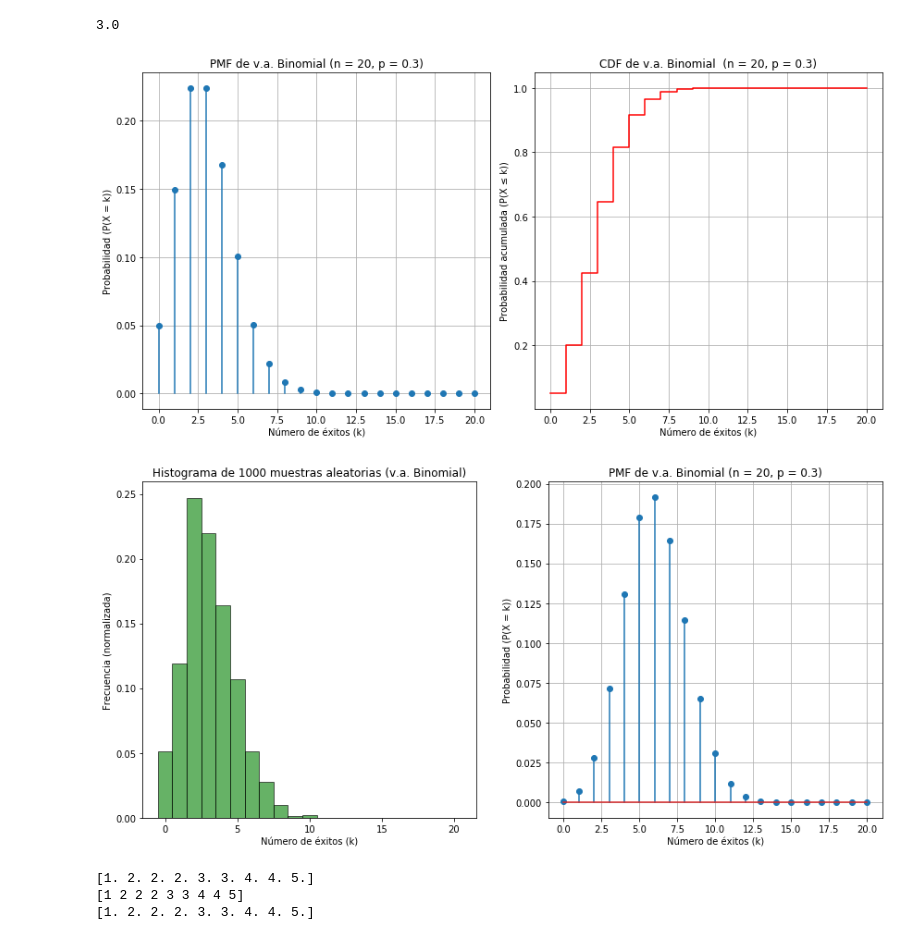
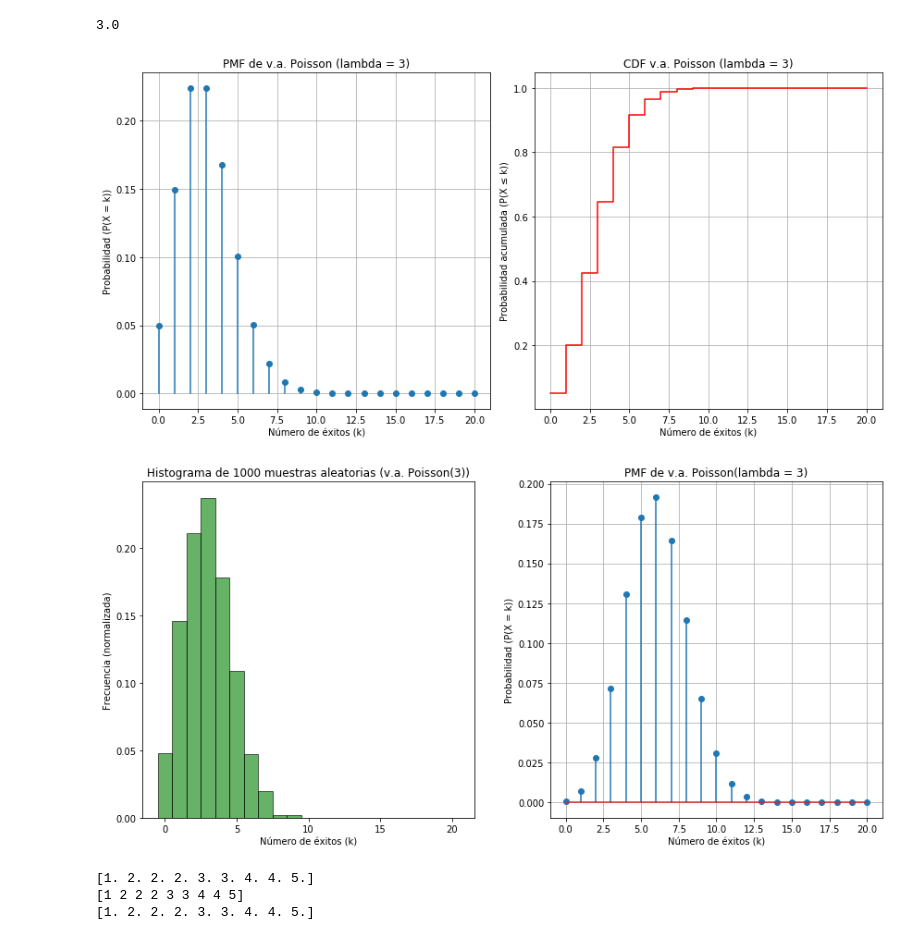
Before and after one commit to JMALMIRA/statistics, a Jupyter notebook: Semana 8 Modelos de Probabilidad.ipynb, the cells around one changed output. Cells and saved outputs as stored; diff of their text form; code cells hidden in the pictures.

```diff
--- a/Semana 8 Modelos de Probabilidad.ipynb
+++ b/Semana 8 Modelos de Probabilidad.ipynb
@@ -365,7 +365,7 @@ plt.figure(figsize=(12, 6))
 # Plot FMP
 plt.subplot(1, 2, 1)
 plt.stem(k_values, pmf_values, basefmt=" ")
-plt.title(f"PMF de v.a. Binomial (n = {n}, p = {p})")
+plt.title(f"PMF de v.a. Poisson (lambda = {3})")
 plt.xlabel("Número de éxitos (k)")
 plt.ylabel("Probabilidad (P(X = k))")
 plt.grid(True)
@@ -373,7 +373,7 @@ plt.grid(True)
 # Plot FDA
 plt.subplot(1, 2, 2)
 plt.step(k_values, cdf_values, where='post', color='r', linestyle='-')
-plt.title(f"CDF de v.a. Binomial  (n = {n}, p = {p})")
+plt.title(f"CDF v.a. Poisson (lambda = {3})")
 plt.xlabel("Número de éxitos (k)")
 plt.ylabel("Probabilidad acumulada (P(X ≤ k))")
 plt.grid(True)
@@ -382,41 +382,41 @@ plt.grid(True)
 plt.tight_layout()
 plt.show()
 # %% [output]
-[figure, old version]
+[figure, new version]
 # %%
 # Generar muestras aleatorias
 size=1000
 samples = X.rvs(size)
-
+n=20
 
 # Evaluar las FMP y FDA para cada muestra
 pmf_values = X.pmf(samples)
 cdf_values = X.cdf(samples)
 
 
 
 # Representar el histograma de las muestras
 plt.figure(figsize=(12, 6))
 
 # Representar el histograma de las muestras
 plt.subplot(1, 2, 1)
 plt.hist(samples, bins=np.arange(n + 2) - 0.5, density=True, alpha=0.6, color='g', edgecolor='black')
-plt.title(f"Histograma de {size} muestras aleatorias (v.a. Binomial)")
+plt.title(f"Histograma de {size} muestras aleatorias (v.a. Poisson(3))")
 plt.xlabel("Número de éxitos (k)")
 plt.ylabel("Frecuencia (normalizada)")
 
 # Plot FMP para las muestras
 plt.subplot(1, 2, 2)
 plt.stem(np.arange(n + 1), binom.pmf(np.arange(n + 1), n, p), label="FMP")
-plt.title(f"PMF de v.a. Binomial (n = {n}, p = {p})")
+plt.title(f"PMF de v.a. Poisson(lambda = {3})")
 plt.xlabel("Número de éxitos (k)")
 plt.ylabel("Probabilidad (P(X = k))")
 plt.grid(True)
 
 plt.tight_layout()
 plt.show()
 # %% [output]
-[figure, old version]
+[figure, new version]
 # %%
 # Función para calcular el percentil
 
```
Also changed, not shown: parts of 18 cells of this notebook.
